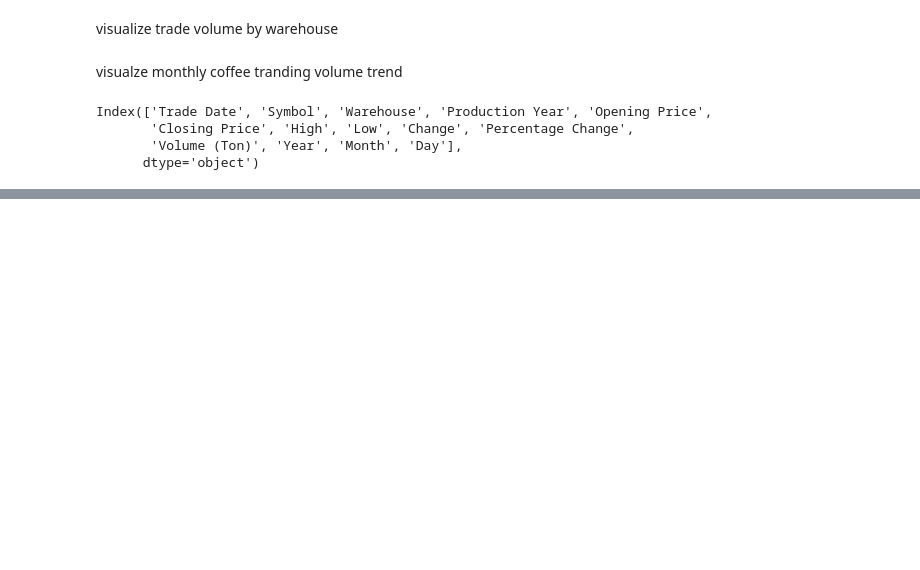
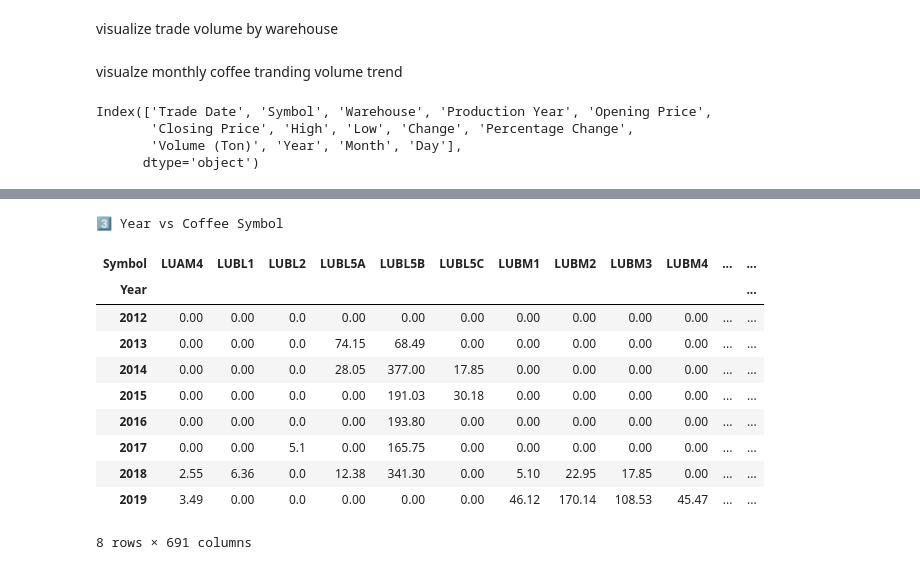
Before and after one commit to awoke800/Ethiopia-Coffee-Market-Analytics-Dashboard, a Jupyter notebook: Coffee_Dashboard.ipynb, the cells around one changed output, grey strips where cells are left out. Cells and saved outputs as stored; diff of their text form; code cells hidden in the pictures; blank space fills up the shorter version.

```diff
--- a/Coffee_Dashboard.ipynb
+++ b/Coffee_Dashboard.ipynb
@@ -1914,0 +834,28 @@ st.download_button(
+# %%
+# 3. Year × Coffee Symbol
+
+print("\n3️⃣ Year vs Coffee Symbol")
+
+cross_tab_3 = pd.pivot_table(
+    df,
+    index="Year",
+    columns="Symbol",
+    values="Volume (Ton)",
+    aggfunc="sum",
+    fill_value=0
+)
+
+display(cross_tab_3.head(10))
+# %% [output]
+3️⃣ Year vs Coffee Symbol
+| Symbol | LUAM4 | LUBL1 | LUBL2 | LUBL5A | LUBL5B | LUBL5C | LUBM1 | LUBM2 | LUBM3 | LUBM4 | ... | ... |
+| Year |  |  |  |  |  |  |  |  |  |  |  | ... |
+| 2012 | 0.00 | 0.00 | 0.0 | 0.00 | 0.00 | 0.00 | 0.00 | 0.00 | 0.00 | 0.00 | ... | ... |
+| 2013 | 0.00 | 0.00 | 0.0 | 74.15 | 68.49 | 0.00 | 0.00 | 0.00 | 0.00 | 0.00 | ... | ... |
+| 2014 | 0.00 | 0.00 | 0.0 | 28.05 | 377.00 | 17.85 | 0.00 | 0.00 | 0.00 | 0.00 | ... | ... |
+| 2015 | 0.00 | 0.00 | 0.0 | 0.00 | 191.03 | 30.18 | 0.00 | 0.00 | 0.00 | 0.00 | ... | ... |
+| 2016 | 0.00 | 0.00 | 0.0 | 0.00 | 193.80 | 0.00 | 0.00 | 0.00 | 0.00 | 0.00 | ... | ... |
+| 2017 | 0.00 | 0.00 | 5.1 | 0.00 | 165.75 | 0.00 | 0.00 | 0.00 | 0.00 | 0.00 | ... | ... |
+| 2018 | 2.55 | 6.36 | 0.0 | 12.38 | 341.30 | 0.00 | 5.10 | 22.95 | 17.85 | 0.00 | ... | ... |
+| 2019 | 3.49 | 0.00 | 0.0 | 0.00 | 0.00 | 0.00 | 46.12 | 170.14 | 108.53 | 45.47 | ... | ... |
+8 rows × 691 columns
```
Also changed, not shown: parts of 27 cells of this notebook, 10 other files.
